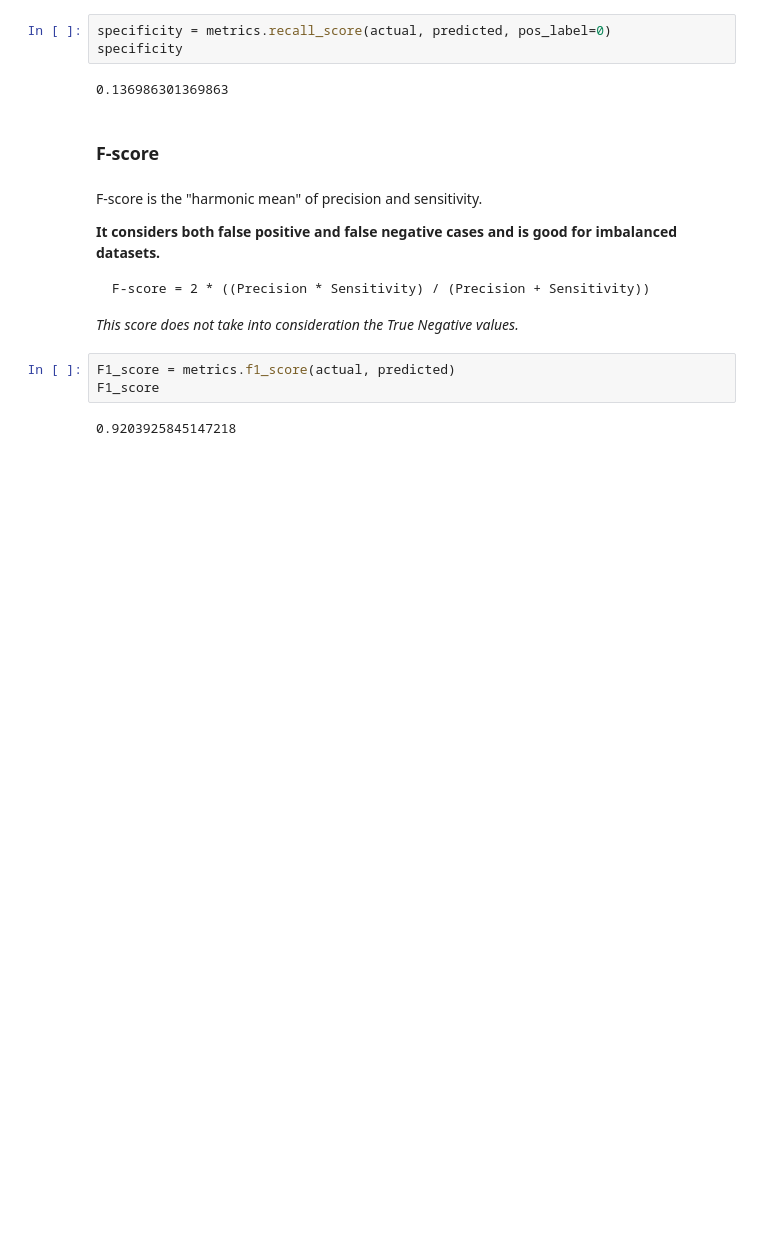
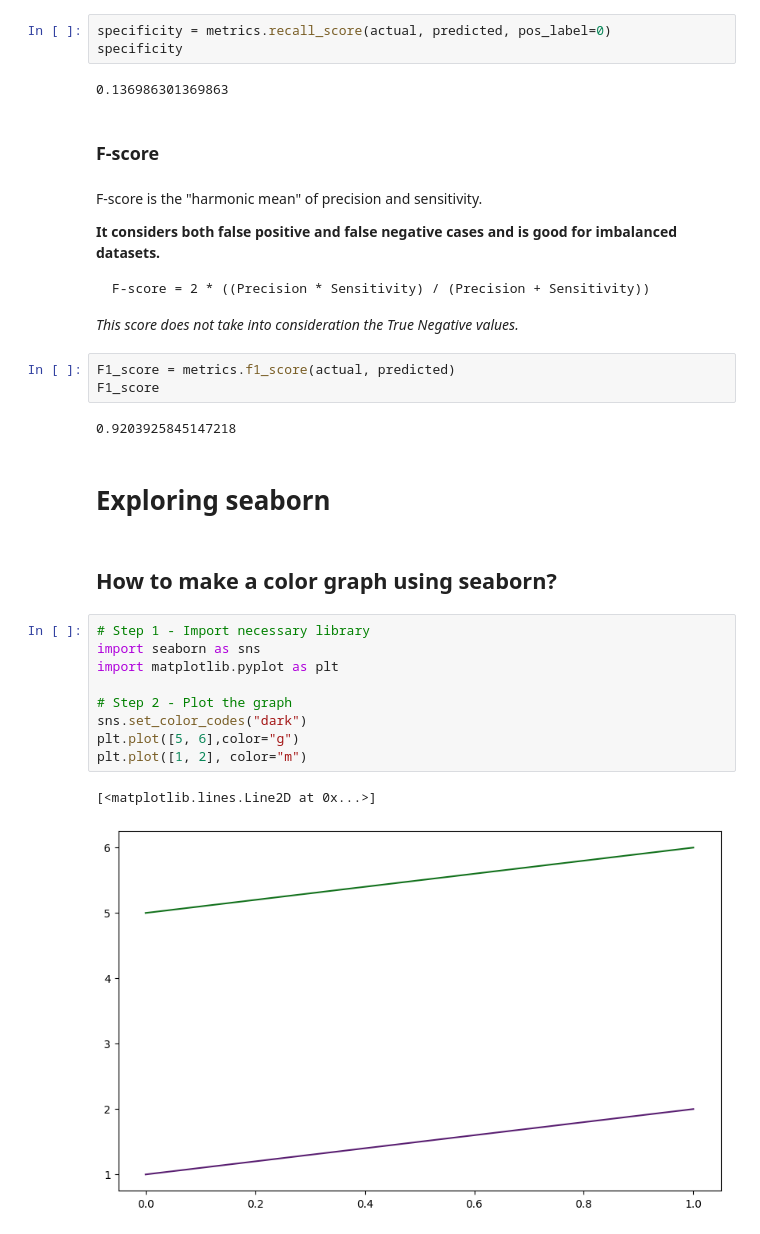
Before and after one commit to ranadepto/statistics, a Jupyter notebook: Data_Visualization_ResearchAcademy_Part1.ipynb, the cells around one changed output. Drawn from its saved outputs; the diff is of its cells as text; blank space fills up the shorter version.

```diff
--- a/Data_Visualization_ResearchAcademy_Part1.ipynb
+++ b/Data_Visualization_ResearchAcademy_Part1.ipynb
@@ -1390,3 +1390,19 @@ F1_score = metrics.f1_score(actual, predicted)
 F1_score
 # %% [output]
 0.9203925845147218
+# %% [markdown]
+# **Exploring seaborn**
+# %% [markdown]
+## **How to make a color graph using seaborn?**
+# %%
+# Step 1 - Import necessary library
+import seaborn as sns
+import matplotlib.pyplot as plt
+
+# Step 2 - Plot the graph
+sns.set_color_codes("dark")
+plt.plot([5, 6],color="g")
+plt.plot([1, 2], color="m")
+# %% [output]
+[<matplotlib.lines.Line2D at 0x...>]
+[figure, added]
```
Also changed, not shown: parts of 16 cells of this notebook.
